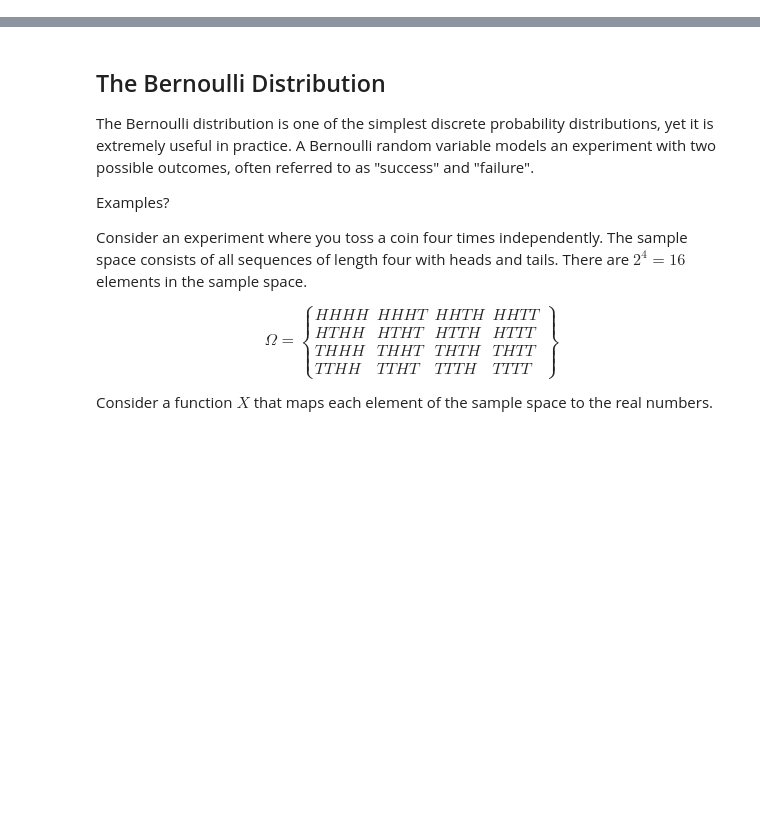
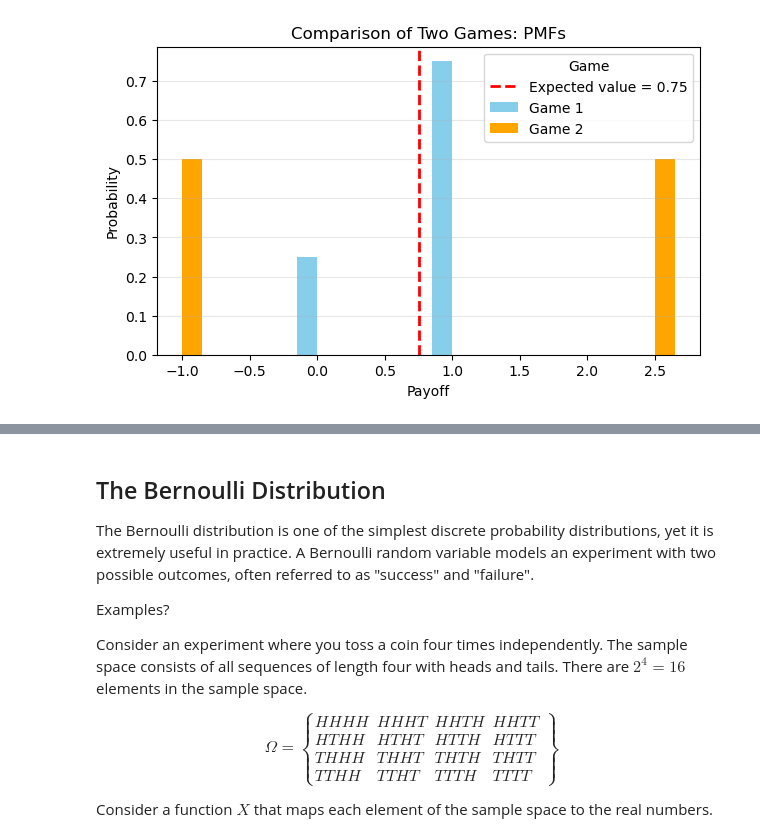
Before and after one commit to febse/stat2025, a Jupyter notebook: 06-Discrete-Random-Variables.ipynb, the cells around one changed output, grey strips where cells are left out. Cells and saved outputs as stored; diff of their text form; code cells hidden in the pictures; blank space fills up the shorter version.

```diff
--- a/06-Discrete-Random-Variables.ipynb
+++ b/06-Discrete-Random-Variables.ipynb
@@ -90,0 +289,42 @@ Text(9.444444444444445, 0.5, 'Proportions')
+# %%
+x2 = np.array([-1, 2.5])
+p_x2 = np.array([0.5, 0.5])
+
+# Compute the expected value of the second game
+# %%
+# Plot the first and the second PMF in the same plot
+
+# First PMF (already defined as pmf)
+pmf1 = pmf.copy()
+pmf1['game'] = 'Game 1'
+
+# Second PMF
+pmf2 = pd.DataFrame({
+    'payoff': [-1, 2.5],
+    'probability': [0.5, 0.5],
+    'game': 'Game 2'
+})
+
+expected_value_2 = (x2 * p_x2).sum()
+
+fig, ax = plt.subplots(figsize=(7,4))
+
+# Plot bars for each game manually with proper numeric positioning
+width = 0.15
+game1_data = pmf1[pmf1['game'] == 'Game 1']
+game2_data = pmf2[pmf2['game'] == 'Game 2']
+
+ax.bar(game1_data['payoff'] - width/2, game1_data['probability'], width=width, label='Game 1', color='skyblue')
+ax.bar(game2_data['payoff'] + width/2, game2_data['probability'], width=width, label='Game 2', color='orange')
+
+# Add expected value line
+ax.axvline(expected_value_2, color='red', linestyle='--', linewidth=2, label=f'Expected value = {expected_value_2:.2f}')
+
+ax.set_xlabel('Payoff')
+ax.set_ylabel('Probability')
+ax.set_title('Comparison of Two Games: PMFs')
+ax.legend(title='Game')
+ax.grid(axis='y', alpha=0.3)
+plt.show()
+# %% [output]
+[figure, added]
```
Also changed, not shown: parts of 19 cells of this notebook.
